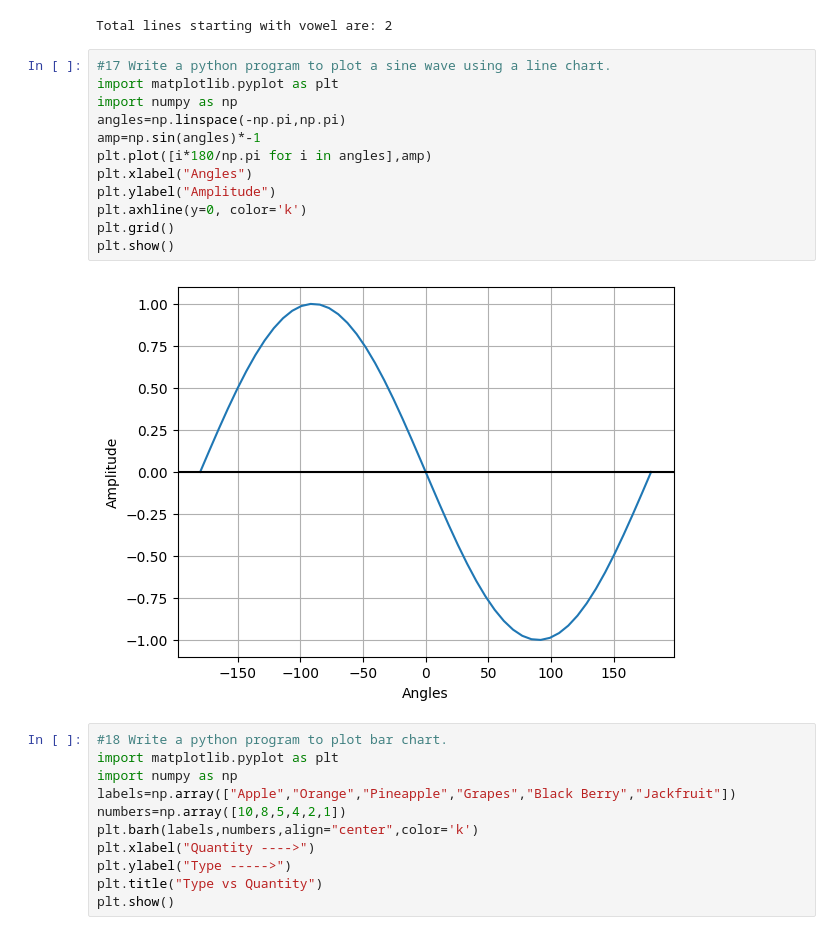
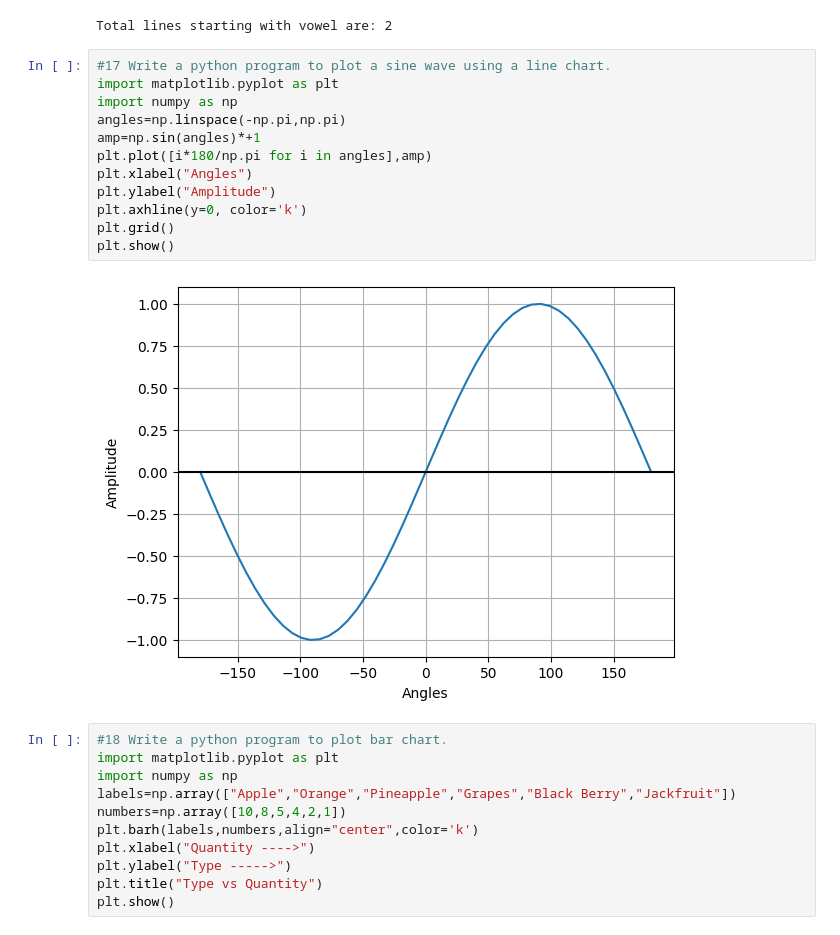
Before and after one commit to SoumadeepChoudhury/Jupyter-Notebook-Special, a Jupyter notebook: PracticalProg.ipynb, the cells around one changed output. Drawn from its saved outputs; the diff is of its cells as text.

```diff
--- a/PracticalProg.ipynb
+++ b/PracticalProg.ipynb
@@ -313,17 +313,17 @@ Total lines starting with vowel are: 2
 # %%
 #17 Write a python program to plot a sine wave using a line chart.
 import matplotlib.pyplot as plt
 import numpy as np
 angles=np.linspace(-np.pi,np.pi)
-amp=np.sin(angles)*-1
+amp=np.sin(angles)*+1
 plt.plot([i*180/np.pi for i in angles],amp)
 plt.xlabel("Angles")
 plt.ylabel("Amplitude")
 plt.axhline(y=0, color='k')
 plt.grid()
 plt.show()
 # %% [output]
-[figure, old version]
+[figure, new version]
 # %%
 #18 Write a python program to plot bar chart.
 import matplotlib.pyplot as plt
```
